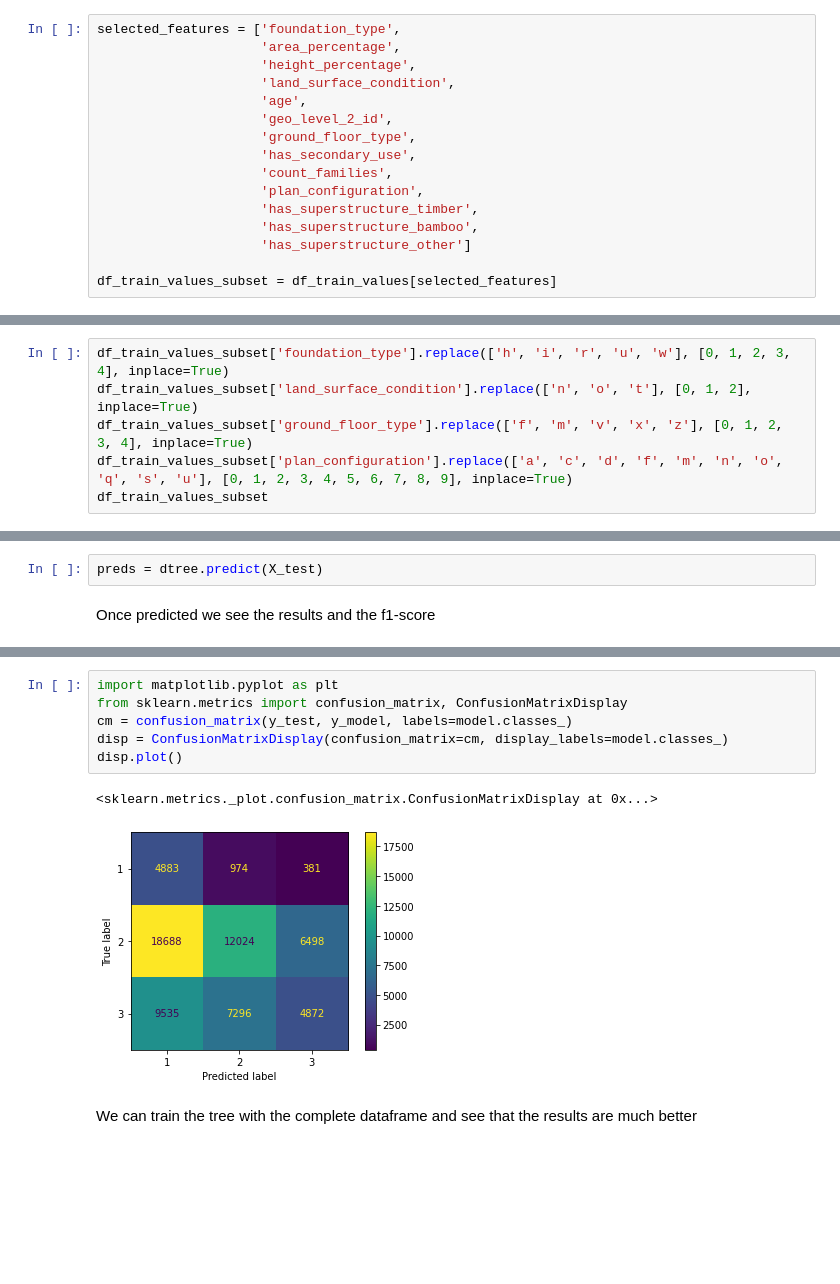
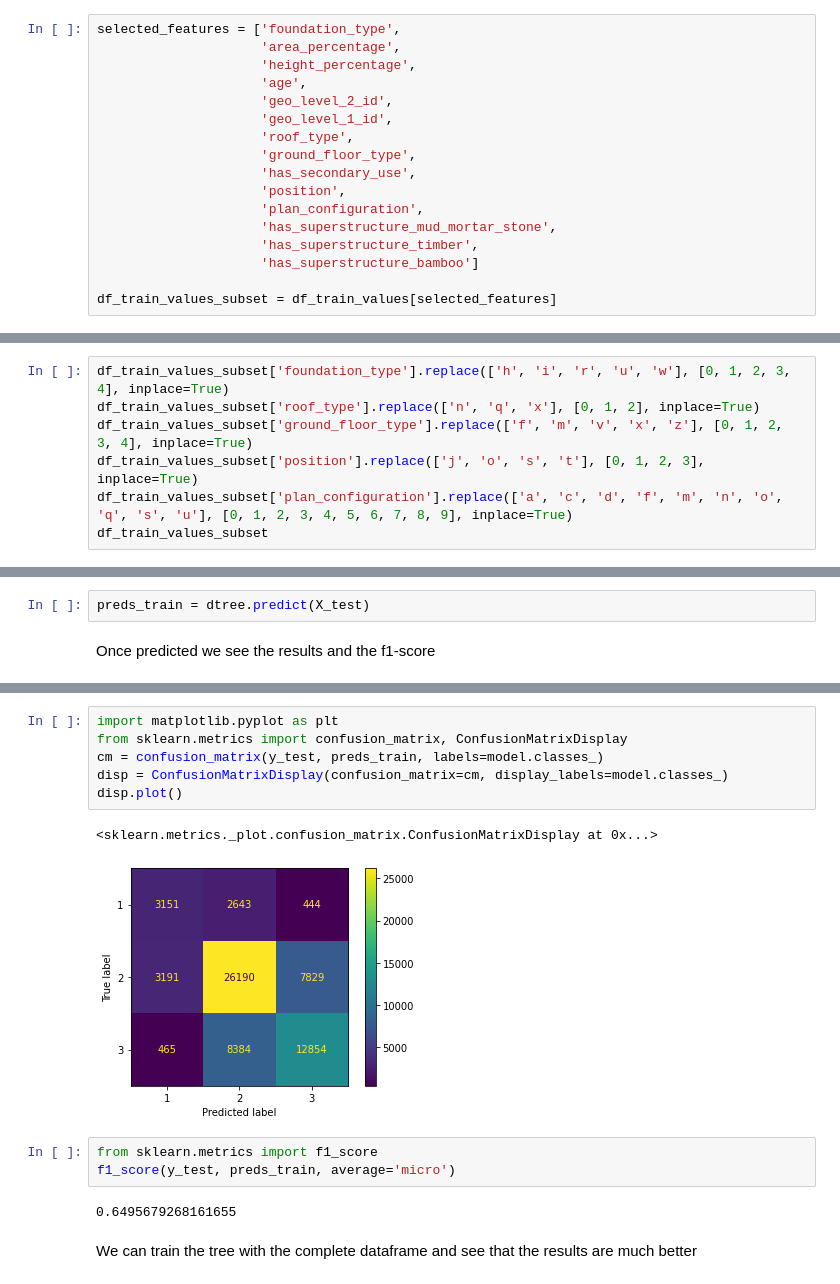
Before and after one commit to JavierVillarAsensio/Supervised_Learning-MachineLearningTechniques, a Jupyter notebook: Richter_Prediction.ipynb, the cells around one changed output, grey strips where cells are left out. Cells and saved outputs as stored; diff of their text form; blank space fills up the shorter version.

```diff
--- a/Richter_Prediction.ipynb
+++ b/Richter_Prediction.ipynb
@@ -127,16 +127,17 @@ We can have an overview of the data collected
 selected_features = ['foundation_type',
                      'area_percentage',
                      'height_percentage',
-                     'land_surface_condition',
                      'age',
                      'geo_level_2_id',
+                     'geo_level_1_id',
+                     'roof_type',
                      'ground_floor_type',
                      'has_secondary_use',
-                     'count_families',
+                     'position',
                      'plan_configuration',
+                     'has_superstructure_mud_mortar_stone',
                      'has_superstructure_timber',
-                     'has_superstructure_bamboo',
-                     'has_superstructure_other']
+                     'has_superstructure_bamboo']
 
 df_train_values_subset = df_train_values[selected_features]
 # %% [markdown]
@@ -144,8 +145,9 @@ df_train_values_subset = df_train_values[selected_features]
 Our dataframe has categorycal values as `foundation_type`so we convert them into numbers so we can compute them with the mathematical algorithms
 # %%
 df_train_values_subset['foundation_type'].replace(['h', 'i', 'r', 'u', 'w'], [0, 1, 2, 3, 4], inplace=True)
-df_train_values_subset['land_surface_condition'].replace(['n', 'o', 't'], [0, 1, 2], inplace=True)
+df_train_values_subset['roof_type'].replace(['n', 'q', 'x'], [0, 1, 2], inplace=True)
 df_train_values_subset['ground_floor_type'].replace(['f', 'm', 'v', 'x', 'z'], [0, 1, 2, 3, 4], inplace=True)
+df_train_values_subset['position'].replace(['j', 'o', 's', 't'], [0, 1, 2, 3], inplace=True)
 df_train_values_subset['plan_configuration'].replace(['a', 'c', 'd', 'f', 'm', 'n', 'o', 'q', 's', 'u'], [0, 1, 2, 3, 4, 5, 6, 7, 8, 9], inplace=True)
 df_train_values_subset
 # %% [output]
@@ -307,7 +309,7 @@ dtree = DecisionTreeClassifier().fit(X_train, y_train)
 # %% [markdown]
 Now we can try our trained tree with a test
 # %%
-preds = dtree.predict(X_test)
+preds_train = dtree.predict(X_test)
 # %% [markdown]
 Once predicted we see the results and the f1-score
 # %%
@@ -343,12 +345,17 @@ Confussion Matrix:
 # %%
 import matplotlib.pyplot as plt
 from sklearn.metrics import confusion_matrix, ConfusionMatrixDisplay
-cm = confusion_matrix(y_test, y_model, labels=model.classes_)
+cm = confusion_matrix(y_test, preds_train, labels=model.classes_)
 disp = ConfusionMatrixDisplay(confusion_matrix=cm, display_labels=model.classes_)
 disp.plot()
 # %% [output]
 <sklearn.metrics._plot.confusion_matrix.ConfusionMatrixDisplay at 0x...>
-[figure, old version]
+[figure, new version]
+# %%
+from sklearn.metrics import f1_score
+f1_score(y_test, preds_train, average='micro')
+# %% [output]
+0.6495679268161655
 # %% [markdown]
 We can train the tree with the complete dataframe and see that the results are much better
 # %%
```
Also changed, not shown: parts of 12 cells of this notebook.
